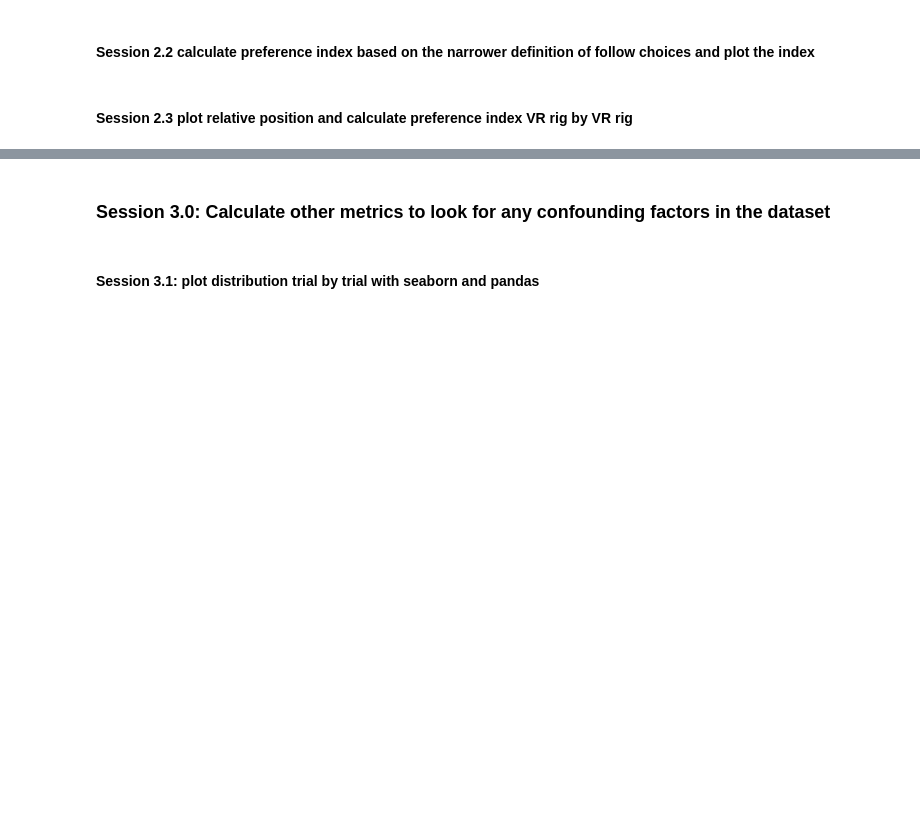
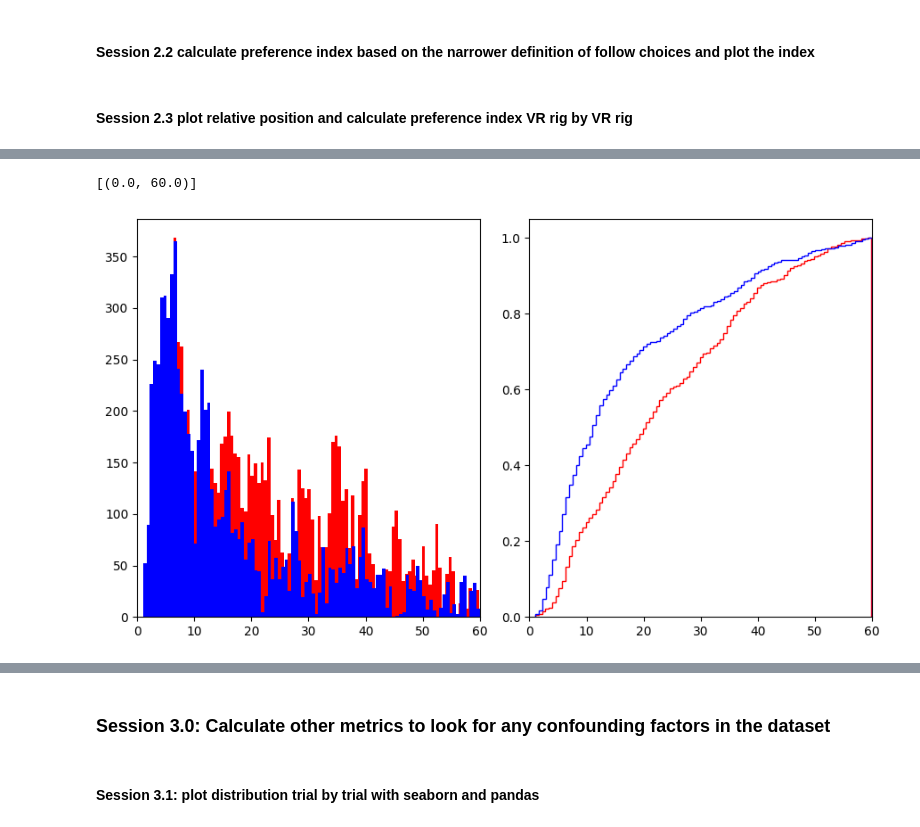
Before and after one commit to chiyu1203/UnityDataAnalysis, a Jupyter notebook: preference_analysis_tutorial.ipynb, the cells around one changed output, grey strips where cells are left out. Saved outputs shown, nothing was run; the diff lists cells and outputs as text; code cells hidden in the pictures; blank space fills up the shorter version.

```diff
--- a/preference_analysis_tutorial.ipynb
+++ b/preference_analysis_tutorial.ipynb
@@ -224,0 +371,14 @@ for this_vr in np.unique(vr_no):
+# %%
+fig, axes = plt.subplots(
+    nrows=1, ncols=2, figsize=(9,5), tight_layout=True
+)
+ax, ax2 = axes.flatten()
+ax.hist(np.hstack(follow_epochs_temporal_con),bins=100,density=False,color='r')
+ax.hist(np.hstack(follow_epochs_temporal_exp),bins=100,density=False,color='b')
+ax2.hist(np.hstack(follow_epochs_temporal_con),bins=100,density=True,color='r',histtype="step",cumulative=True,label="Cumulative histogram")
+ax2.hist(np.hstack(follow_epochs_temporal_exp),bins=100,density=True,color='b',histtype="step",cumulative=True,label="Cumulative histogram")
+ax.set(xlim=(0,60))
+ax2.set(xlim=(0,60))
+# %% [output]
+[(0.0, 60.0)]
+[figure, added]
```
Also changed, not shown: parts of 27 cells of this notebook.
